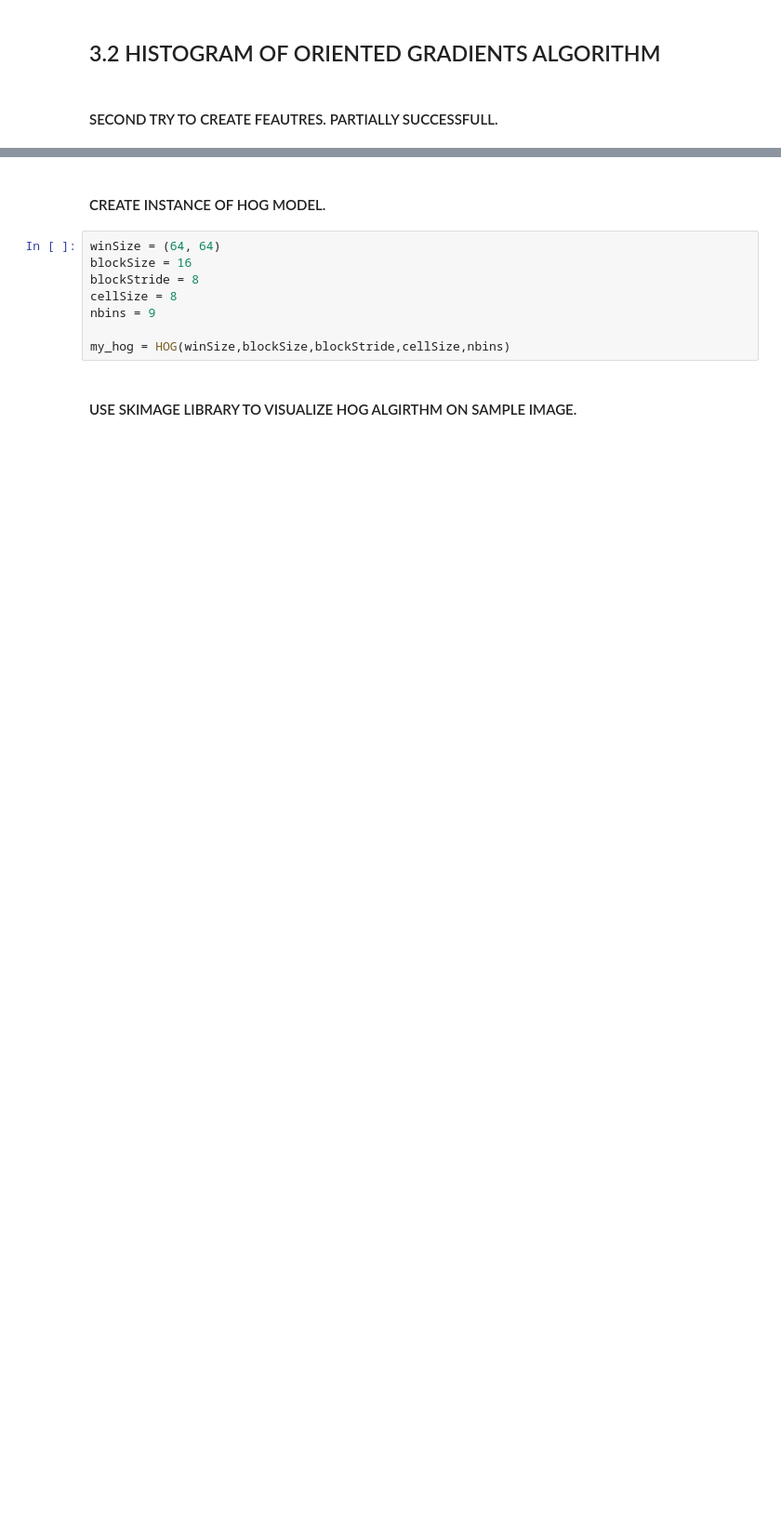
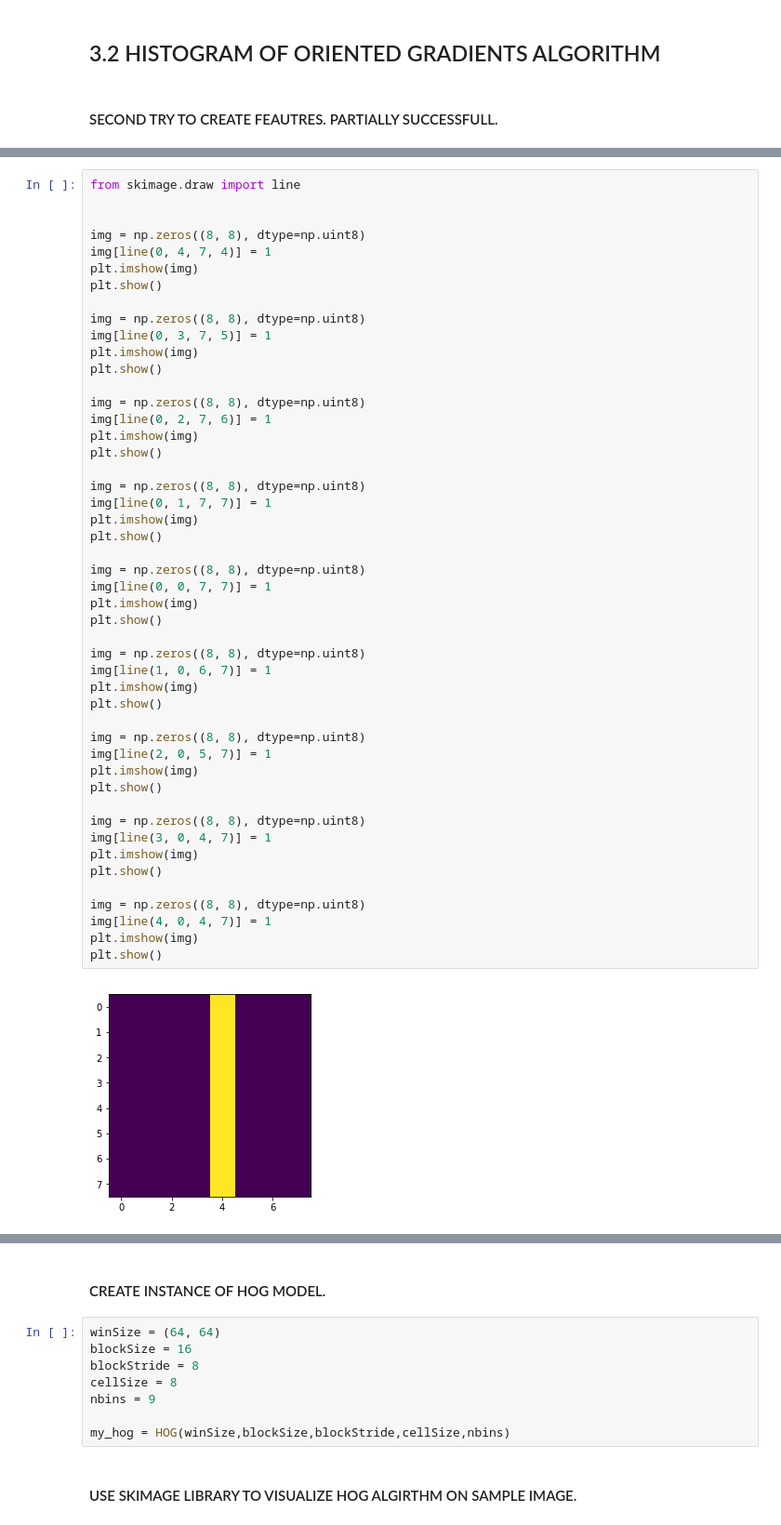
Before and after one commit to maciej3031/shell_logo_detection, a Jupyter notebook: shell_logo_detection.ipynb, the cells around one changed output, grey strips where cells are left out. Shown at 93% size. Saved outputs shown, nothing was run; the diff lists cells and outputs as text; blank space fills up the shorter version.

```diff
--- a/shell_logo_detection.ipynb
+++ b/shell_logo_detection.ipynb
@@ -406,3 +477,53 @@ class HOG(object):
                             new_value += array[row - offset + f_row][col - offset + f_col] * filter_array[f_row][f_col]
                     result_array[row - offset, col - offset] = new_value
         return result_array
+# %%
+from skimage.draw import line
+
+
+img = np.zeros((8, 8), dtype=np.uint8)
+img[line(0, 4, 7, 4)] = 1
+plt.imshow(img)
+plt.show()
+
+img = np.zeros((8, 8), dtype=np.uint8)
+img[line(0, 3, 7, 5)] = 1
+plt.imshow(img)
+plt.show()
+
+img = np.zeros((8, 8), dtype=np.uint8)
+img[line(0, 2, 7, 6)] = 1
+plt.imshow(img)
+plt.show()
+
+img = np.zeros((8, 8), dtype=np.uint8)
+img[line(0, 1, 7, 7)] = 1
+plt.imshow(img)
+plt.show()
+
+img = np.zeros((8, 8), dtype=np.uint8)
+img[line(0, 0, 7, 7)] = 1
+plt.imshow(img)
+plt.show()
+
+img = np.zeros((8, 8), dtype=np.uint8)
+img[line(1, 0, 6, 7)] = 1
+plt.imshow(img)
+plt.show()
+
+img = np.zeros((8, 8), dtype=np.uint8)
+img[line(2, 0, 5, 7)] = 1
+plt.imshow(img)
+plt.show()
+
+img = np.zeros((8, 8), dtype=np.uint8)
+img[line(3, 0, 4, 7)] = 1
+plt.imshow(img)
+plt.show()
+
+img = np.zeros((8, 8), dtype=np.uint8)
+img[line(4, 0, 4, 7)] = 1
+plt.imshow(img)
+plt.show()
+# %% [output]
+[figure, added]
```
Also changed, not shown: parts of 29 cells of this notebook, 9 other files.
